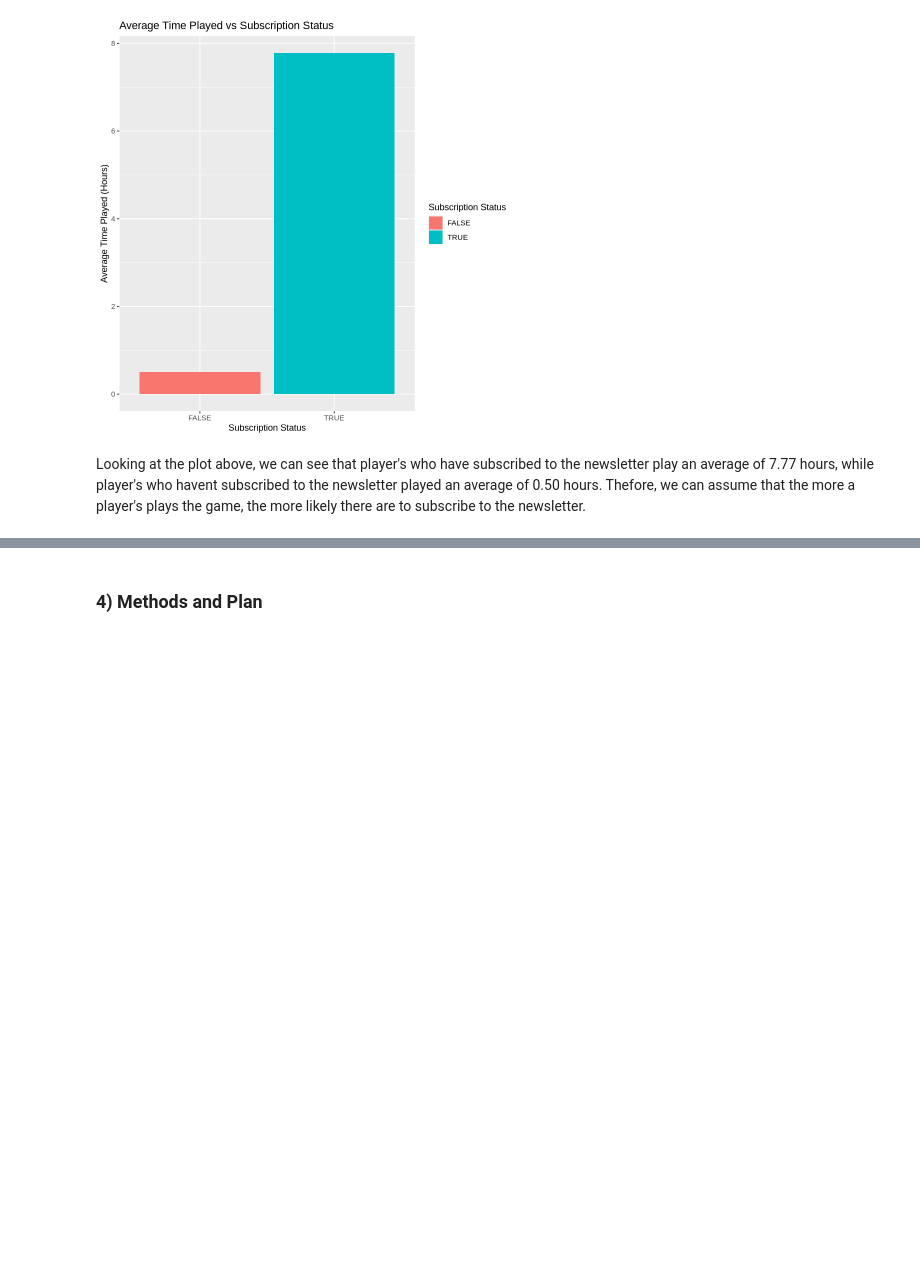
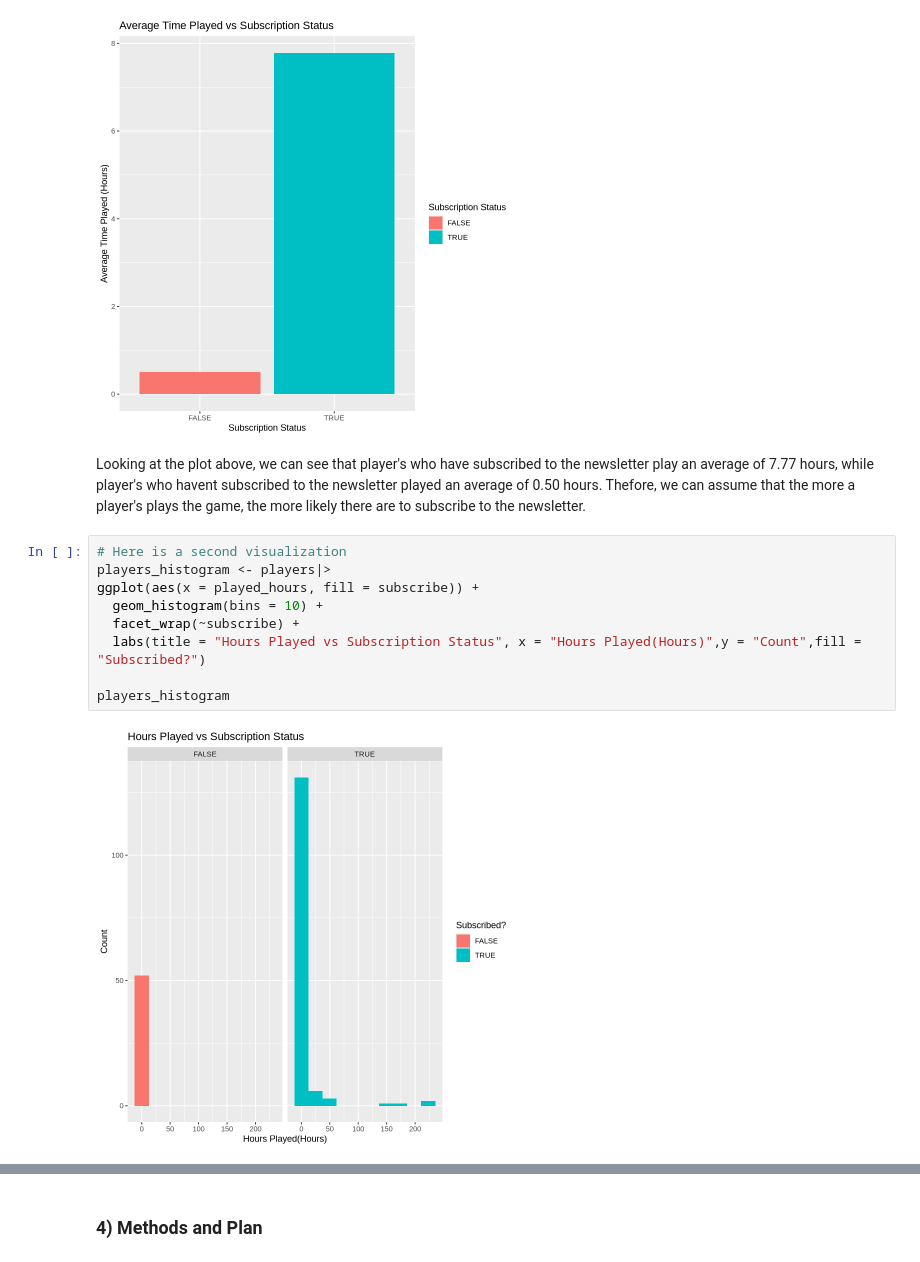
Before and after one commit to Stephen-W74/DSCI-100-Project-Planning-Stage, a Jupyter notebook: DSCI-100.ipynb, the cells around one changed output, grey strips where cells are left out. Cells and saved outputs as stored; diff of their text form; blank space fills up the shorter version.

```diff
--- a/DSCI-100.ipynb
+++ b/DSCI-100.ipynb
@@ -231,3 +226,14 @@ players_plot
 [figure]
 # %% [markdown]
 Looking at the plot above, we can see that player's who have subscribed to the newsletter play an average of 7.77 hours, while player's who havent subscribed to the newsletter played an average of 0.50 hours. Thefore, we can assume that the more a player's plays the game, the more likely there are to subscribe to the newsletter.
+# %%
+# Here is a second visualization
+players_histogram <- players|>
+ggplot(aes(x = played_hours, fill = subscribe)) +
+  geom_histogram(bins = 10) +
+  facet_wrap(~subscribe) +
+  labs(title = "Hours Played vs Subscription Status", x = "Hours Played(Hours)",y = "Count",fill = "Subscribed?")
+
+players_histogram
+# %% [output]
+[figure, added]
```
Also changed, not shown: parts of 12 cells of this notebook, 1 other file.
